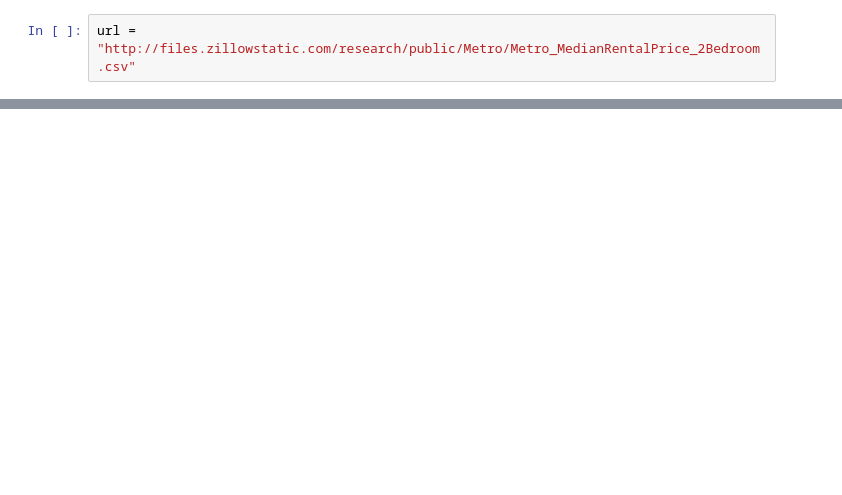
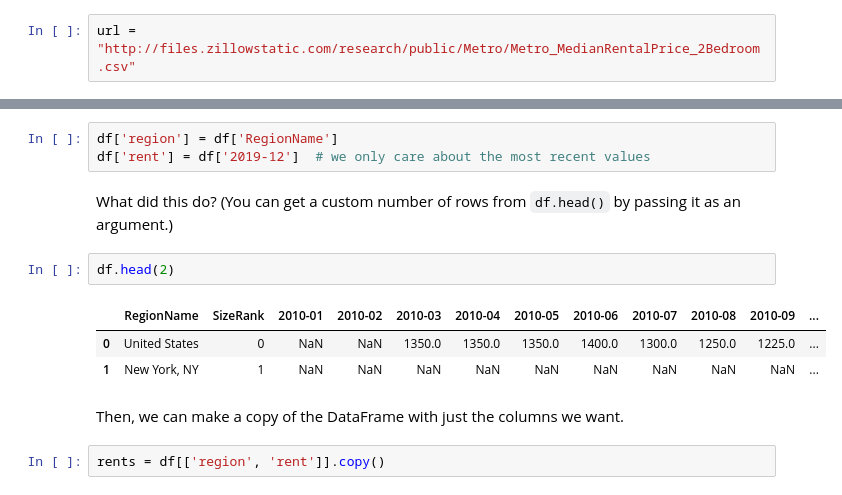
Before and after one commit to smmaurer/cp255, a Jupyter notebook: 02-pandas/pandas.ipynb, the cells around one changed output, grey strips where cells are left out. Cells and saved outputs as stored; diff of their text form; blank space fills up the shorter version.

```diff
--- a/02-pandas/pandas.ipynb
+++ b/02-pandas/pandas.ipynb
@@ -61,0 +125,15 @@ Alternatively, you can load data "locally" -- from a file on the machine where P
+# %%
+df['region'] = df['RegionName']
+df['rent'] = df['2019-12']  # we only care about the most recent values
+# %% [markdown]
+What did this do? (You can get a custom number of rows from `df.head()` by passing it as an argument.)
+# %%
+df.head(2)
+# %% [output]
+|  | RegionName | SizeRank | 2010-01 | 2010-02 | 2010-03 | 2010-04 | 2010-05 | 2010-06 | 2010-07 | 2010-08 | 2010-09 | ... |
+| 0 | United States | 0 | NaN | NaN | 1350.0 | 1350.0 | 1350.0 | 1400.0 | 1300.0 | 1250.0 | 1225.0 | ... |
+| 1 | New York, NY | 1 | NaN | NaN | NaN | NaN | NaN | NaN | NaN | NaN | NaN | ... |
+# %% [markdown]
+Then, we can make a copy of the DataFrame with just the columns we want.
+# %%
+rents = df[['region', 'rent']].copy()
```
Also changed, not shown: parts of 21 cells of this notebook.
